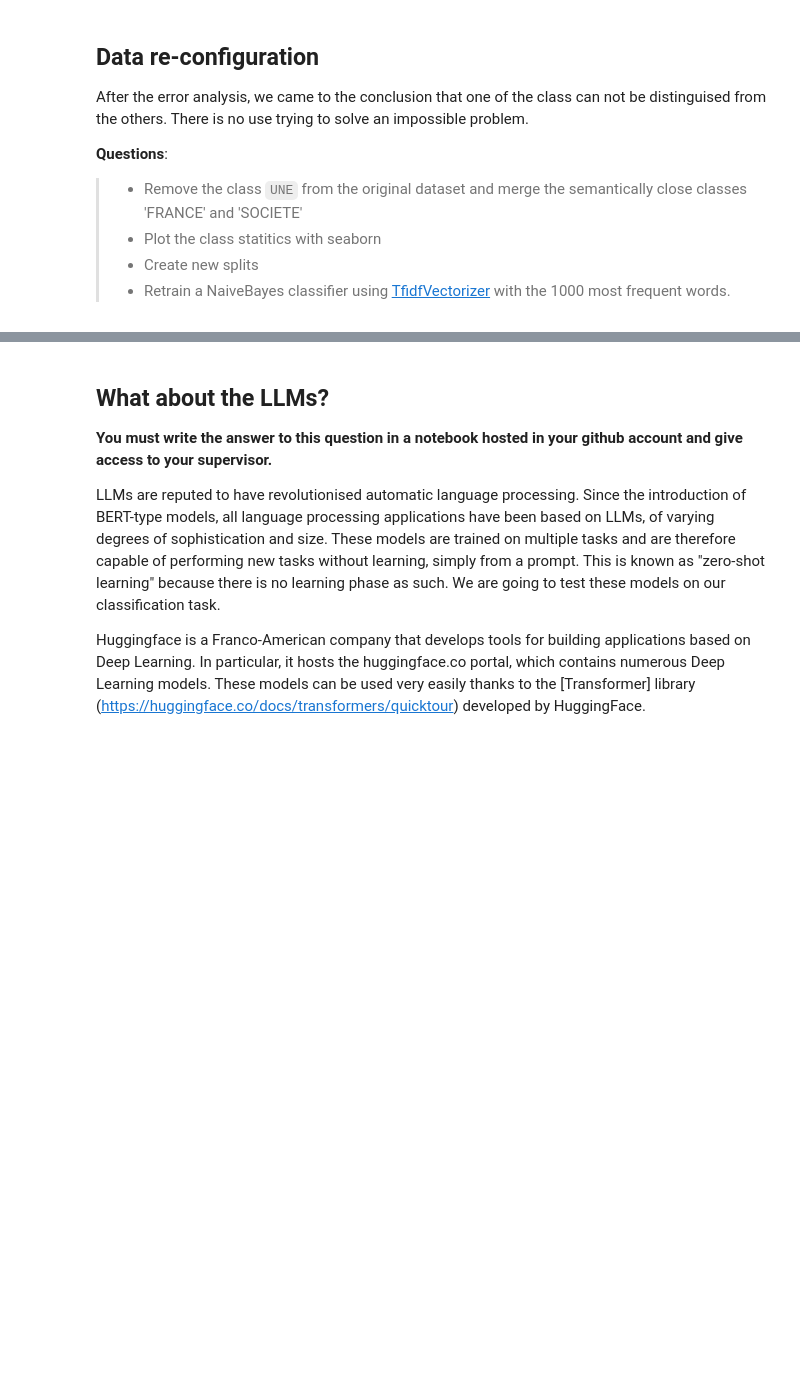
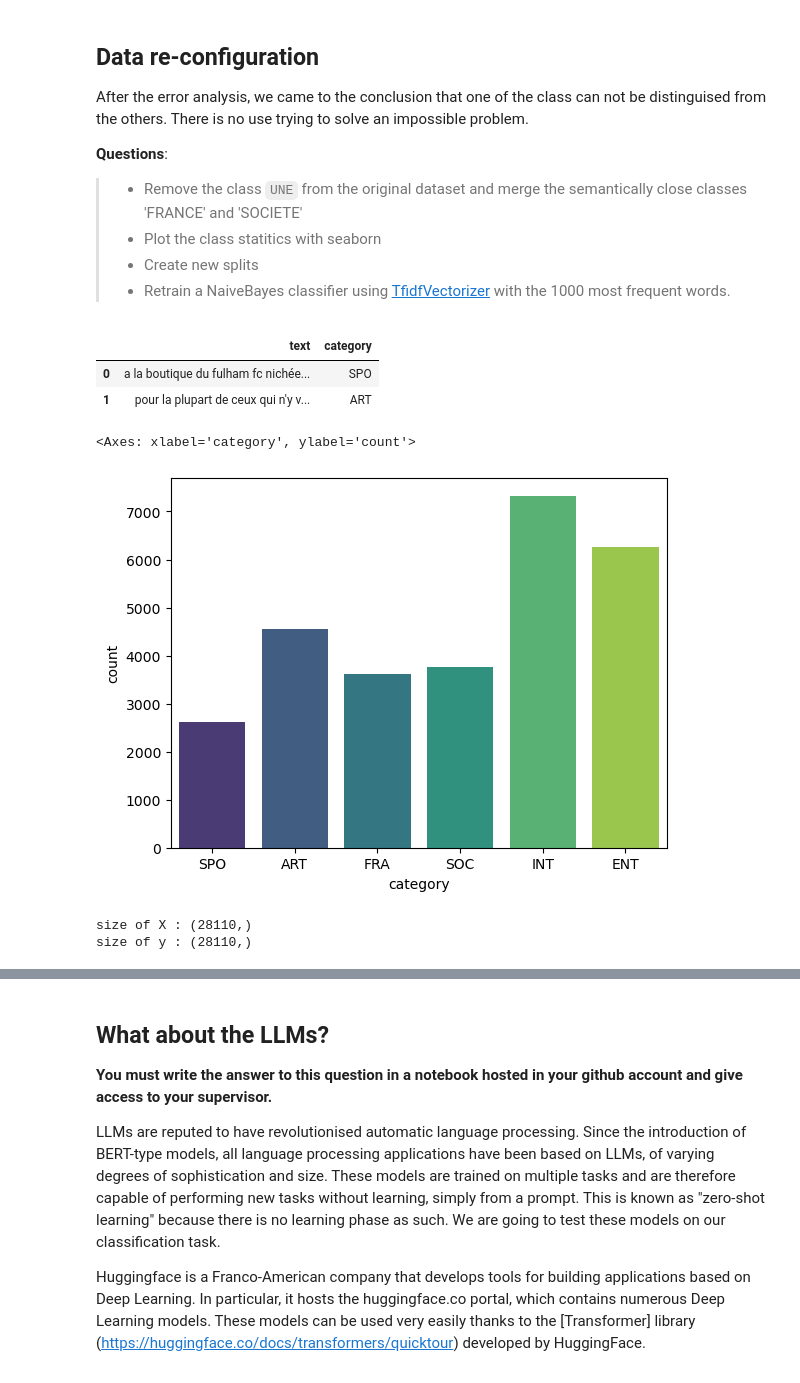
Before and after one commit to Marimar4/nlp-lab-text-classification, a Jupyter notebook: TextClassification_LeMonde.ipynb, the cells around one changed output, grey strips where cells are left out. Drawn from its saved outputs; the diff is of its cells as text; code cells hidden in the pictures; blank space fills up the shorter version.

```diff
--- a/TextClassification_LeMonde.ipynb
+++ b/TextClassification_LeMonde.ipynb
@@ -299,15 +329,34 @@ from sklearn.feature_extraction.text import TfidfVectorizer
 # YOUR CODE HERE
 
 # Filter out the UNE class
-
-# Plot the statistics of classes
-
-# Make the splits and print the sizes for checking
-
-# Apply TfidfVectorizer
-
-# Train MultinomialNB
-
-# Print accuracy
-
-# Print confusion matric
+df_filtered = data[data['category'] != 'UNE']
+df_filtered.head(2)
+# %% [output]
+|  | text | category |
+| 0 | a la boutique du fulham fc nichée... | SPO |
+| 1 | pour la plupart de ceux qui n'y v... | ART |
+# %%
+# Plot the statistics of classes
+sns.countplot(data=df_filtered, x='category', hue='category',palette='viridis')
+# %% [output]
+<Axes: xlabel='category', ylabel='count'>
+[figure, added]
+# %%
+# Make the splits and print the sizes for checking
+X = df_filtered['text']  # Features
+y = df_filtered['category']  # Target
+
+# print the size
+print(f"size of X : {X.shape}")
+print(f"size of y : {y.shape}")
+
+# split data
+
+## step 1 : split in train (80%) et temp (20%)
+X_train, X_temp, y_train, y_temp = train_test_split(X, y, test_size=0.2, random_state=42)
+
+## step 2: split temp in dev (10%) and test
+X_dev, X_test, y_dev, y_test=  train_test_split(X_temp, y_temp, test_size=0.5, random_state=42)
+# %% [output]
+size of X : (28110,)
+size of y : (28110,)
```
Also changed, not shown: parts of 7 cells of this notebook.
